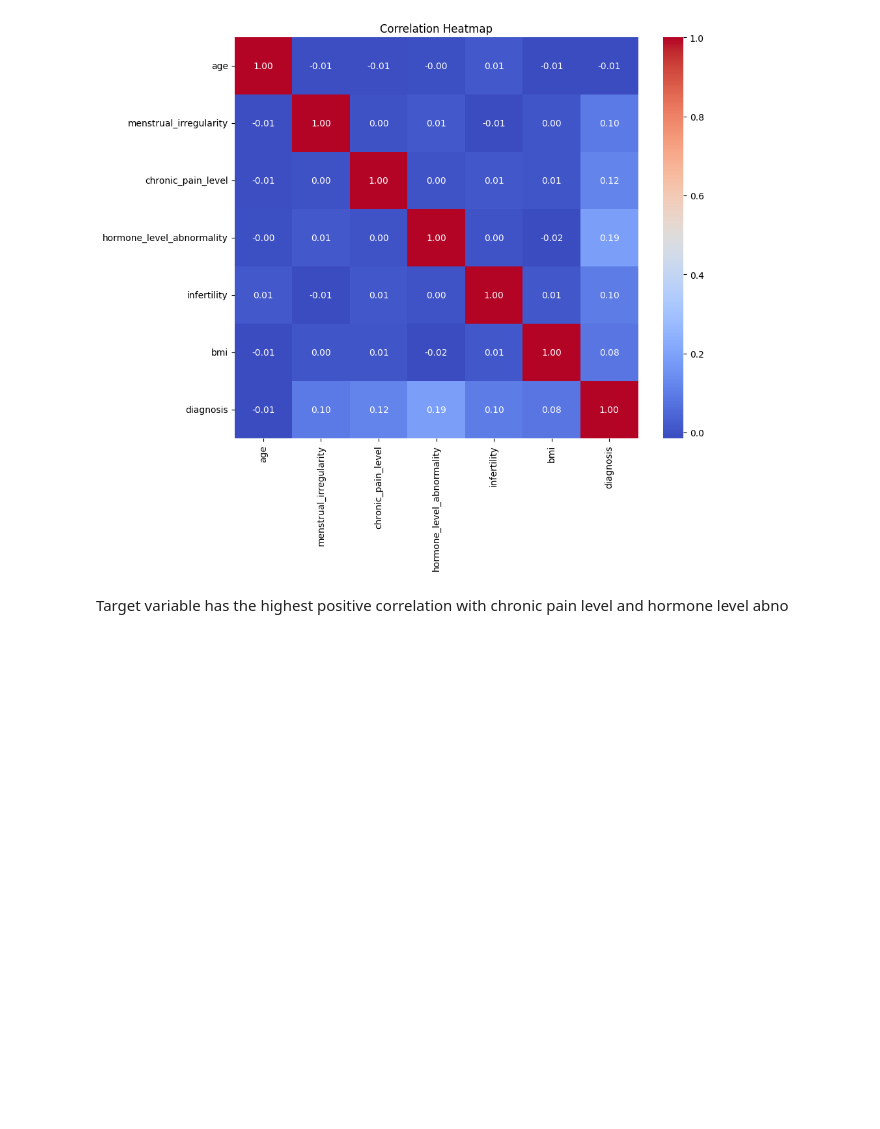
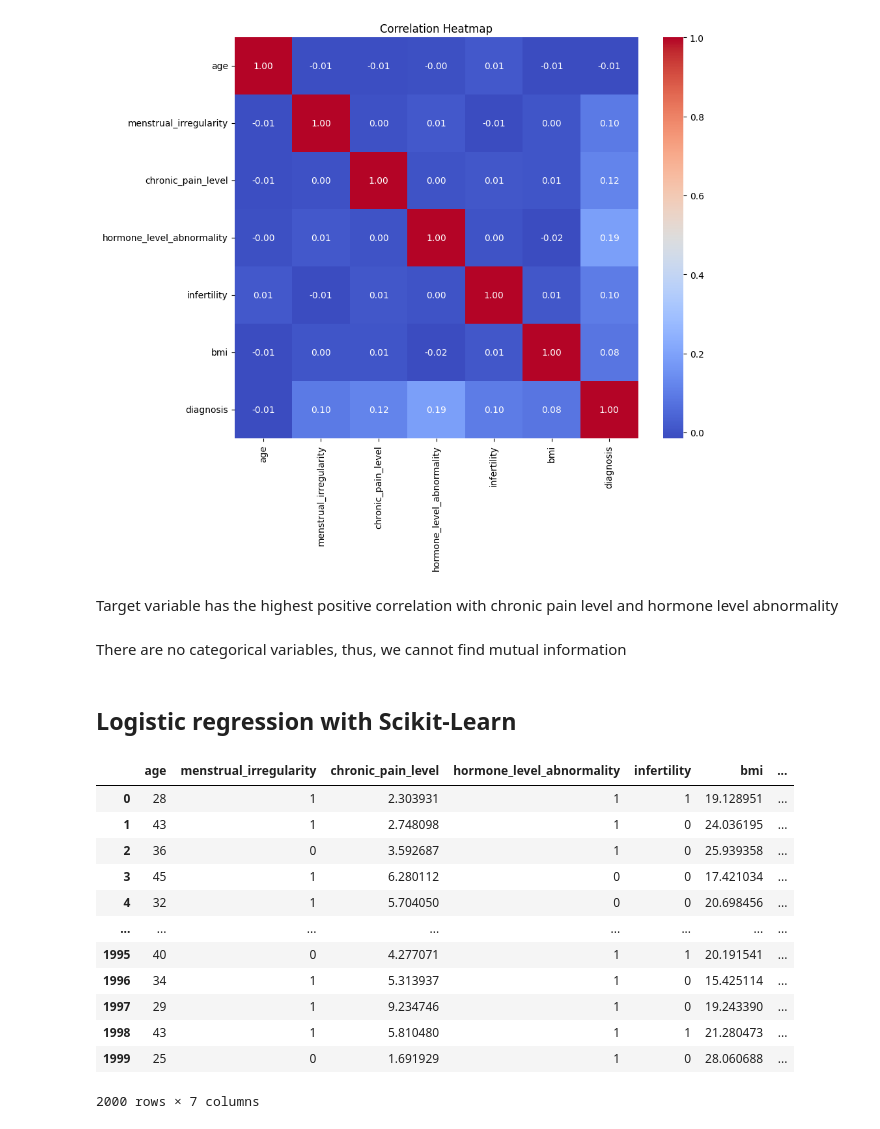
Before and after one commit to Veranika23/endometriosis-prediction, a Jupyter notebook: EDA/notebook.ipynb, the cells around one changed output. Saved outputs shown, nothing was run; the diff lists cells and outputs as text; code cells hidden in the pictures; blank space fills up the shorter version.

```diff
--- a/EDA/notebook.ipynb
+++ b/EDA/notebook.ipynb
@@ -141,4 +141,30 @@ plt.show()
 # %% [output]
 [figure]
 # %% [markdown]
-Target variable has the highest positive correlation with chronic pain level and hormone level abno
+Target variable has the highest positive correlation with chronic pain level and hormone level abnormality
+# %% [markdown]
+There are no categorical variables, thus, we cannot find mutual information
+# %% [markdown]
+## Logistic regression with Scikit-Learn
+# %%
+df_full_train, df_test = train_test_split(df, test_size = 0.2, random_state = 42)
+# %%
+df_train, df_val = train_test_split(df_full_train, test_size = 0.25, random_state = 42)
+# %%
+df_train.reset_index(drop = True)
+df_val.reset_index(drop = True)
+df_test.reset_index(drop = True)
+# %% [output]
+|  | age | menstrual_irregularity | chronic_pain_level | hormone_level_abnormality | infertility | bmi | ... |
+| 0 | 28 | 1 | 2.303931 | 1 | 1 | 19.128951 | ... |
+| 1 | 43 | 1 | 2.748098 | 1 | 0 | 24.036195 | ... |
+| 2 | 36 | 0 | 3.592687 | 1 | 0 | 25.939358 | ... |
+| 3 | 45 | 1 | 6.280112 | 0 | 0 | 17.421034 | ... |
+| 4 | 32 | 1 | 5.704050 | 0 | 0 | 20.698456 | ... |
+| ... | ... | ... | ... | ... | ... | ... | ... |
+| 1995 | 40 | 0 | 4.277071 | 1 | 1 | 20.191541 | ... |
+| 1996 | 34 | 1 | 5.313937 | 1 | 0 | 15.425114 | ... |
+| 1997 | 29 | 1 | 9.234746 | 1 | 0 | 19.243390 | ... |
+| 1998 | 43 | 1 | 5.810480 | 1 | 1 | 21.280473 | ... |
+| 1999 | 25 | 0 | 1.691929 | 1 | 0 | 28.060688 | ... |
+2000 rows × 7 columns
```
Also changed, not shown: parts of 2 cells of this notebook.
